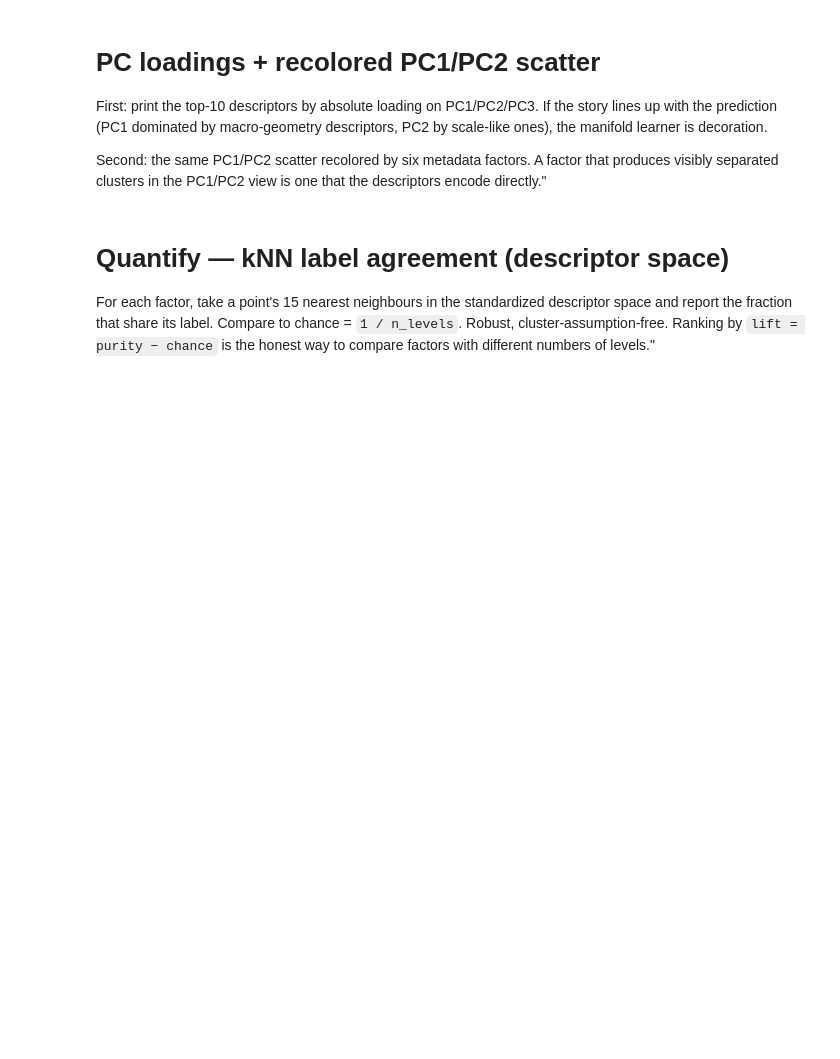
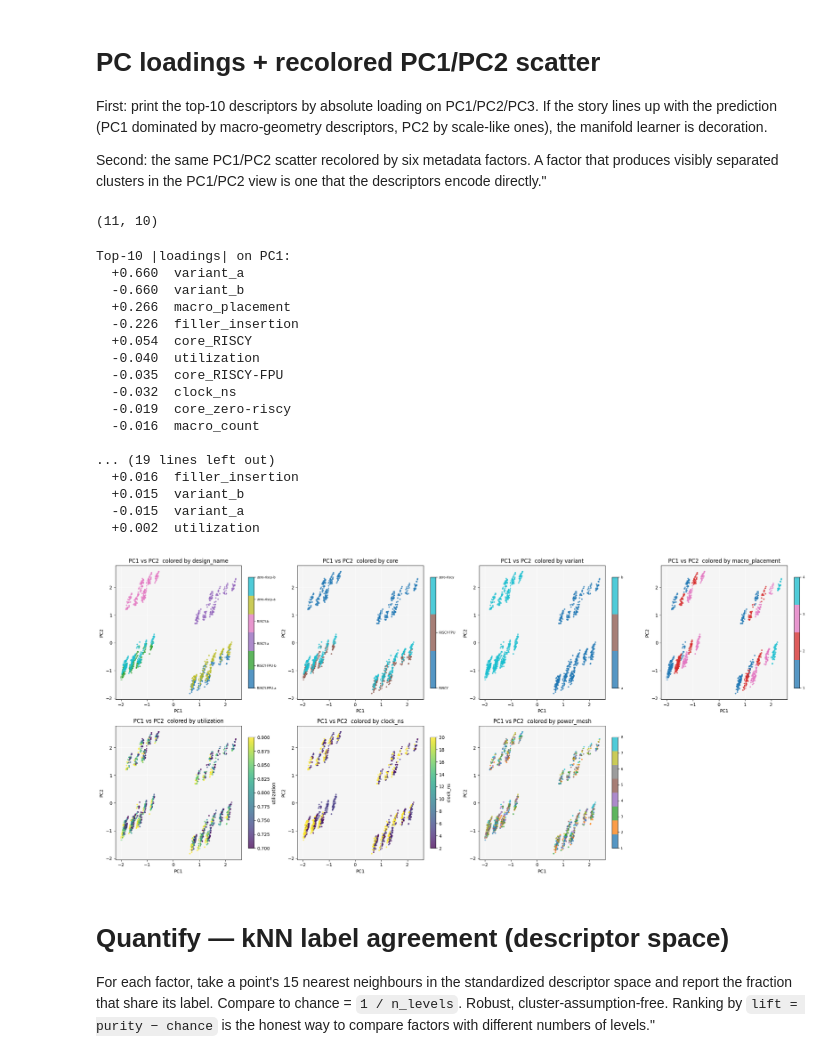
Before and after one commit to beppSpedicato/CircuitNet, a Jupyter notebook: dataset_description_and_partitioning/feature_axis_validation.ipynb, the cells around one changed output. Cells and saved outputs as stored; diff of their text form; code cells hidden in the pictures; blank space fills up the shorter version.

```diff
--- a/dataset_description_and_partitioning/feature_axis_validation.ipynb
+++ b/dataset_description_and_partitioning/feature_axis_validation.ipynb
@@ -338,40 +269,64 @@ Second: the same PC1/PC2 scatter recolored by six metadata factors. A
 factor that produces visibly separated clusters in the PC1/PC2 view is
 one that the descriptors encode directly."
 # %%
-loadings = pd.DataFrame(pca.components_.T, index=DESC_COLS,
+display(pca.components_.T.shape)
+
+loadings = pd.DataFrame(pca.components_.T, index=new_subset.columns,
                         columns=[f'PC{i + 1}' for i in range(pca.n_components_)])
 
 for pc in ['PC1', 'PC2', 'PC3']:
     top = loadings[pc].abs().sort_values(ascending=False).head(10)
     print(f'\nTop-10 |loadings| on {pc}:')
     for name in top.index:
         print(f'  {loadings.loc[name, pc]:+.3f}  {name}')
 
 recolor_factors = ['design_name','core','variant','macro_placement',
                    'utilization','clock_ns','power_mesh']
 fig, axes = plt.subplots(2, 4, figsize=(22, 10))
 for ax, factor in zip(axes.ravel(), recolor_factors):
-    if pd.api.types.is_numeric_dtype(df_full[factor]):
-        codes = df_full[factor].to_numpy()
+    if pd.api.types.is_numeric_dtype(subset[factor]):
+        codes = subset[factor].to_numpy()
         sc_ = ax.scatter(Z[:, 0], Z[:, 1], c=codes, cmap='viridis',
                          s=12, alpha=0.75, edgecolor='none')
         plt.colorbar(sc_, ax=ax, fraction=0.04, label=factor)
     else:
-        levels = sorted(df_full[factor].astype(str).unique())
+        levels = sorted(subset[factor].astype(str).unique())
         code_map = {l: i for i, l in enumerate(levels)}
-        codes = df_full[factor].astype(str).map(code_map).to_numpy()
+        codes = subset[factor].astype(str).map(code_map).to_numpy()
         cmap = mcm.get_cmap('tab10' if len(levels) <= 10 else 'tab20',
                             max(len(levels), 3))
         sc_ = ax.scatter(Z[:, 0], Z[:, 1], c=codes, cmap=cmap,
                          s=12, alpha=0.75, edgecolor='none',
                          vmin=0, vmax=max(len(levels) - 1, 1))
         cbar = plt.colorbar(sc_, ax=ax, ticks=range(len(levels)), fraction=0.04)
         cbar.set_ticklabels(levels)
         cbar.ax.tick_params(labelsize=7)
     ax.set_title(f'PC1 vs PC2  colored by {factor}')
     ax.set_xlabel('PC1'); ax.set_ylabel('PC2')
 axes.ravel()[-1].axis('off')
 plt.tight_layout(); plt.show()
+
+df_full = subset
+# %% [output]
+(11, 10)
+Top-10 |loadings| on PC1:
+  +0.660  variant_a
+  -0.660  variant_b
+  +0.266  macro_placement
+  -0.226  filler_insertion
+  +0.054  core_RISCY
+  -0.040  utilization
+  -0.035  core_RISCY-FPU
+  -0.032  clock_ns
+  -0.019  core_zero-riscy
+  -0.016  macro_count
+
+... (19 lines left out)
+  +0.016  filler_insertion
+  +0.015  variant_b
+  -0.015  variant_a
+  +0.002  utilization
+[figure, added]
 # %% [markdown]
 # Quantify — kNN label agreement (descriptor space)
 
```
Also changed, not shown: parts of 14 cells of this notebook.
